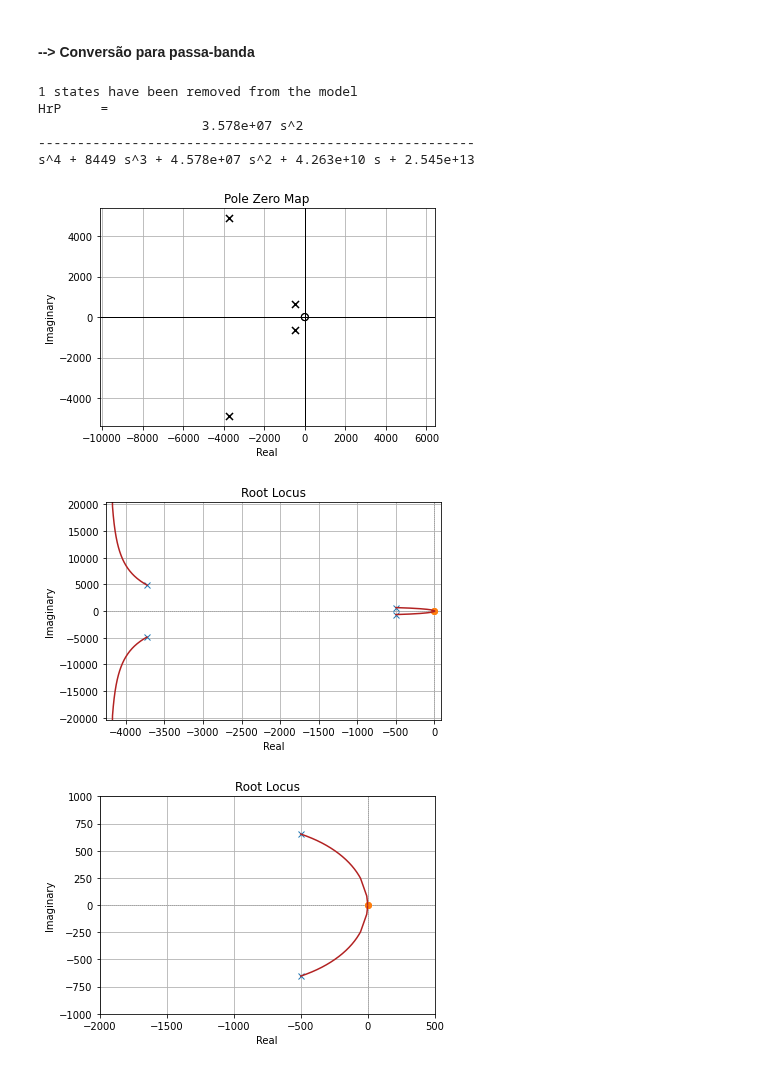
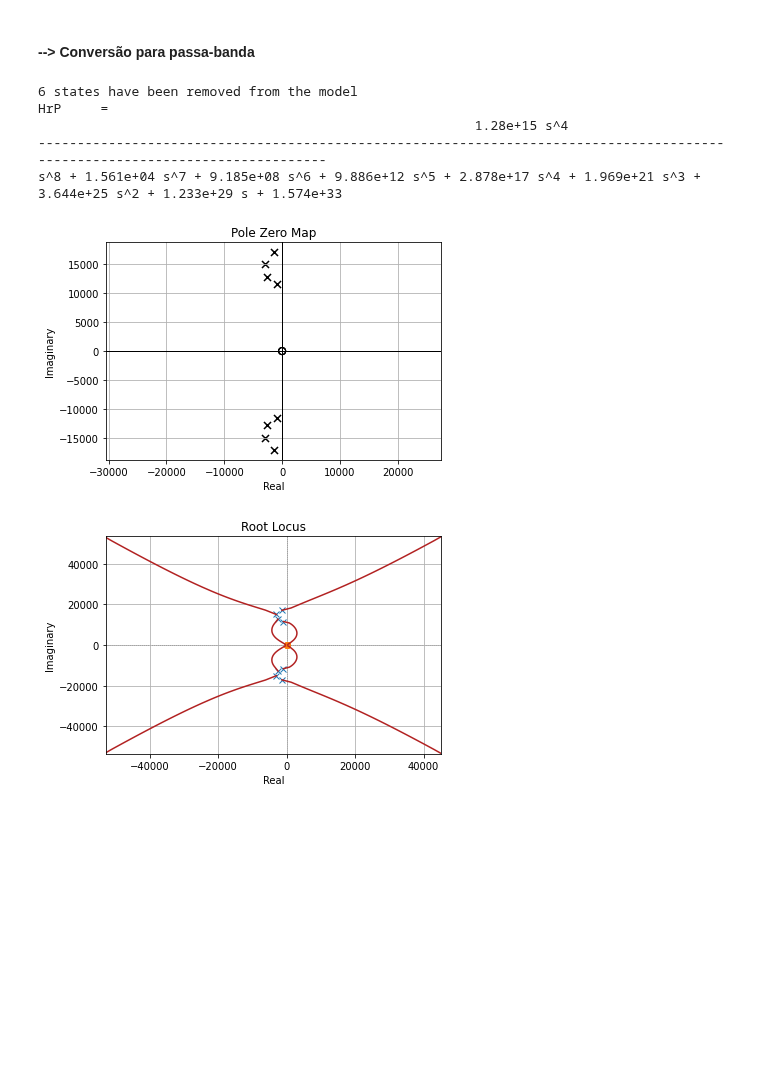
Before and after one commit to Widmark-Kaue/digital-signal-processing, a Jupyter notebook: avl2.ipynb, the cells around one changed output. Saved outputs shown, nothing was run; the diff lists cells and outputs as text; code cells hidden in the pictures; blank space fills up the shorter version.

```diff
--- a/avl2.ipynb
+++ b/avl2.ipynb
@@ -20,7 +20,7 @@ tam         = (20,5)
 FUNÇÕES ÚTEIS
 '''
 def epsf(a:float)->float:
-    return np.sqrt(10**(-0.1*a) -1)
+    return (10**(-0.1*a) -1)
 
 def savefig(fig:plt, name:str, format:str = 'png', dpi:int = 720, path:Path = PATH_IMAGES) -> None:
     path.mkdir(exist_ok=True)
@@ -363,8 +363,8 @@ s^2 + 1.334e+04 s + 3.037e+08
 fpassPB     = np.array([int(aux), fpassPA])
 fstopPB     = fpassPB + np.array([-500, 500])
 omegarP     = (np.diff(fstopPB)/np.diff(fpassPB))[0]
-omega0PB    = np.sqrt(np.prod(fpassPB))
-BW          = np.diff(2*np.pi*fpassPB)[0]
+omega0PB    = 2*np.pi*np.sqrt(np.prod(fpassPB))
+BW          = 2*np.pi*np.diff(fpassPB)[0]
 
 print(10*'-'+'Passa-banda'+'-'*10)
 print(f'fpass\t= {fpassPB}\tHz')
@@ -439,41 +439,40 @@ Hb      =
 #### --> Conversão para passa-banda
 # %%
 # Função de transferência
-s = m.tf('s')
-Sp = (s**2 + omega0PB**2)/(BW*s)
+s   = m.tf('s')
+Sp  = (s**2 + omega0PB**2)/(BW*s)
 HrP = m.minreal(Hr(Sp))
 print(f'HrP\t= {HrP}')
 
 # Pole zero map
 m.pzmap(HrP, 'g')
 plt.grid()
 
 savefig(plt.gcf(), 'pzmapPB')
 plt.show()
 
 # Root-Locus
 m.rlocus(HrP, grid = False, plotstr = 'firebrick')
 plt.grid()
 
 savefig(plt.gcf(), 'rlocusPB')
 plt.show()
 
-m.rlocus(HrP, grid = False, plotstr = 'firebrick')
-plt.grid()
-plt.xlim([-2000,500])
-plt.ylim([-1000, 1000])
+# m.rlocus(HrP, grid = False, plotstr = 'firebrick')
+# plt.grid()
+# plt.xlim([-2000,500])
+# plt.ylim([-1000, 1000])
 
-savefig(plt.gcf(), 'rlocusPBzoom')
-plt.show()
+# savefig(plt.gcf(), 'rlocusPBzoom')
+# plt.show()
 # %% [output]
-1 states have been removed from the model
+6 states have been removed from the model
 HrP     =
-                     3.578e+07 s^2
---------------------------------------------------------
-s^4 + 8449 s^3 + 4.578e+07 s^2 + 4.263e+10 s + 2.545e+13
+                                                        1.28e+15 s^4
+-----------------------------------------------------------------------------------------------------------------------------
+s^8 + 1.561e+04 s^7 + 9.185e+08 s^6 + 9.886e+12 s^5 + 2.878e+17 s^4 + 1.969e+21 s^3 + 3.644e+25 s^2 + 1.233e+29 s + 1.574e+33
-[figure, old version]
+[figure, new version]
-[figure, old version]
+[figure, new version]
-[figure, removed]
 # %%
 # Diagrama de Bode
 mag, phase, omega = m.bode(HrP, plot = True, dB = True)
```
Also changed, not shown: parts of 6 cells of this notebook.
